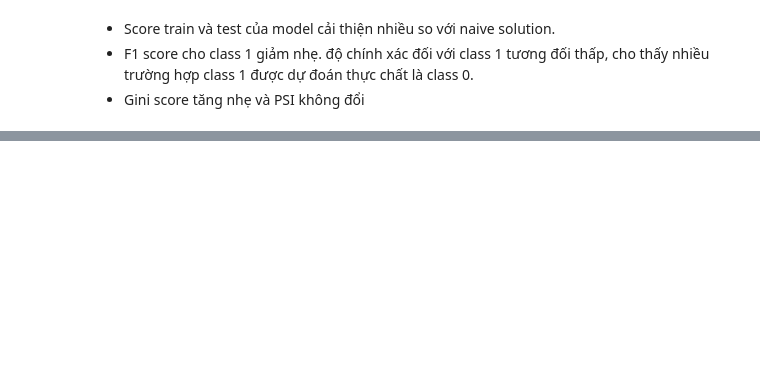
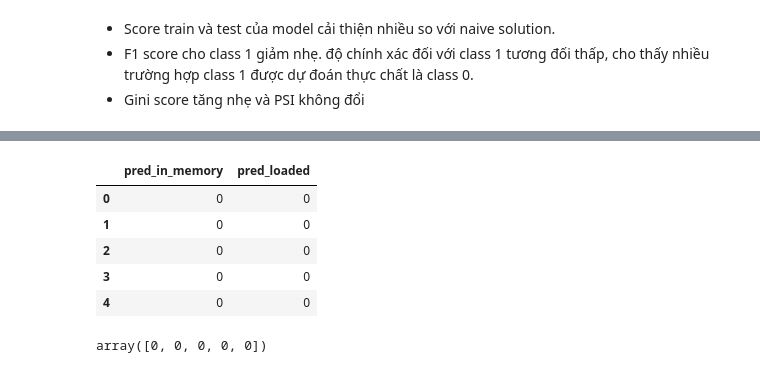
Before and after one commit to tungh1850/mlops-course-tunghoang1850, a Jupyter notebook: notebooks/credit_risk.ipynb, the cells around one changed output, grey strips where cells are left out. Cells and saved outputs as stored; diff of their text form; code cells hidden in the pictures; blank space fills up the shorter version.

```diff
--- a/notebooks/credit_risk.ipynb
+++ b/notebooks/credit_risk.ipynb
@@ -816,0 +650,20 @@ Name: count, dtype: int64
+# %%
+# Demonstrate predictions using the trained pipeline and after reload
+import numpy as np
+
+# Create a small batch from X_test
+sample = X_test.iloc[:5]
+logger.info("Predicting with in-memory model...")
+preds_in_memory = pipeline.predict(sample)
+
+logger.info("Reloading model from disk and predicting...")
+loaded = joblib.load(MODEL_PATH)
+preds_loaded = loaded.predict(sample)
+
+logger.info("Comparing predictions (should match closely):")
+comparison = pd.DataFrame({
+    "pred_in_memory": preds_in_memory,
+    "pred_loaded": preds_loaded,
+})
+comparison
+# %% [output]
@@ -817,3 +673,13 @@ Name: count, dtype: int64
+|  | pred_in_memory | pred_loaded |
+| 0 | 0 | 0 |
+| 1 | 0 | 0 |
+| 2 | 0 | 0 |
+| 3 | 0 | 0 |
+| 4 | 0 | 0 |
+# %%
+preds_loaded
+# %% [output]
+array([0, 0, 0, 0, 0])
 # %%
 # interpreat feature importance of model
 import pandas as pd
```
Also changed, not shown: parts of 11 cells of this notebook, 11 other files.
